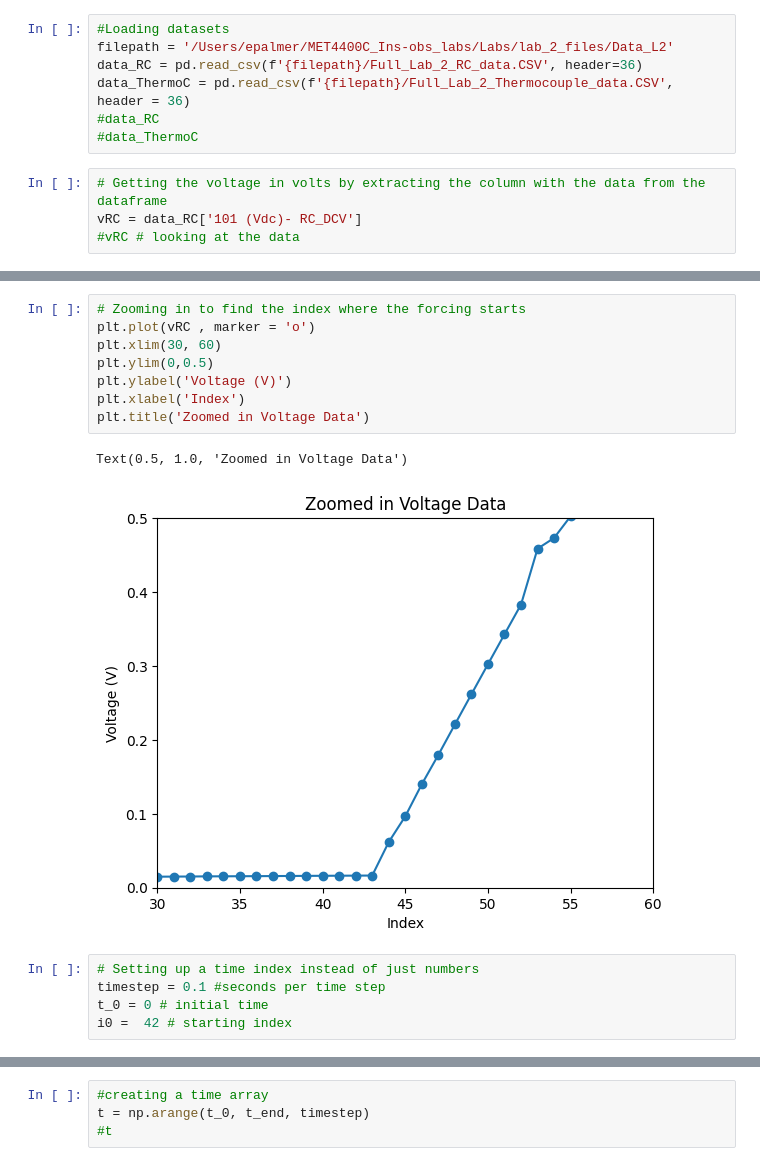
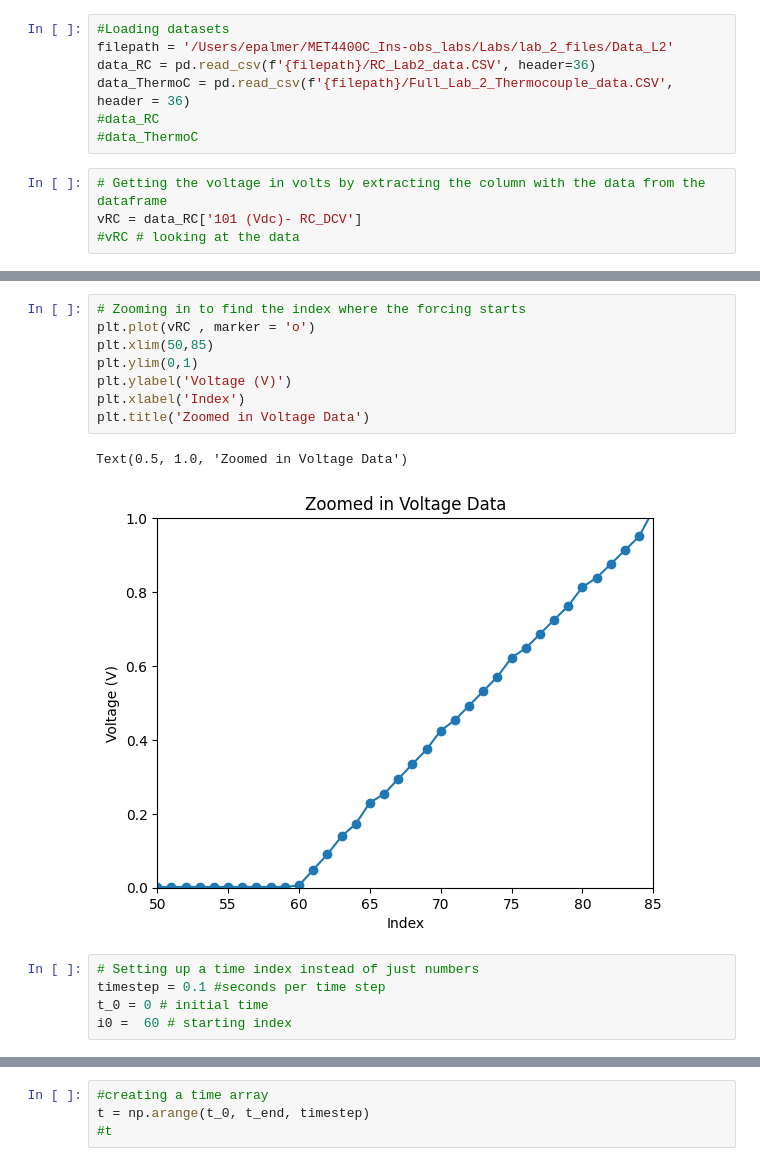
Before and after one commit to EP-Shark/MET4400C_Ins-obs_labs, a Jupyter notebook: Labs/lab_2_files/Full_lab2.ipynb, the cells around one changed output, grey strips where cells are left out. Drawn from its saved outputs; the diff is of its cells as text.

```diff
--- a/Labs/lab_2_files/Full_lab2.ipynb
+++ b/Labs/lab_2_files/Full_lab2.ipynb
@@ -9,7 +9,7 @@ import pandas as pd
 # %%
 #Loading datasets
 filepath = '/Users/epalmer/MET4400C_Ins-obs_labs/Labs/lab_2_files/Data_L2'
-data_RC = pd.read_csv(f'{filepath}/Full_Lab_2_RC_data.CSV', header=36)
+data_RC = pd.read_csv(f'{filepath}/RC_Lab2_data.CSV', header=36)
 data_ThermoC = pd.read_csv(f'{filepath}/Full_Lab_2_Thermocouple_data.CSV', header = 36)
 #data_RC
 #data_ThermoC
@@ -26,19 +26,19 @@ plt.plot(vRC)
 # %%
 # Zooming in to find the index where the forcing starts
 plt.plot(vRC , marker = 'o')
-plt.xlim(30, 60)
-plt.ylim(0,0.5)
+plt.xlim(50,85)
+plt.ylim(0,1)
 plt.ylabel('Voltage (V)')
 plt.xlabel('Index')
 plt.title('Zoomed in Voltage Data')
 # %% [output]
 Text(0.5, 1.0, 'Zoomed in Voltage Data')
-[figure, old version]
+[figure, new version]
 # %%
 # Setting up a time index instead of just numbers
 timestep = 0.1 #seconds per time step
 t_0 = 0 # initial time
-i0 =  42 # starting index
+i0 =  60 # starting index
 # %%
 # Find the point where the step forcing stops
 plt.plot(vRC)
```
Also changed, not shown: parts of 8 cells of this notebook, 3 other files.
